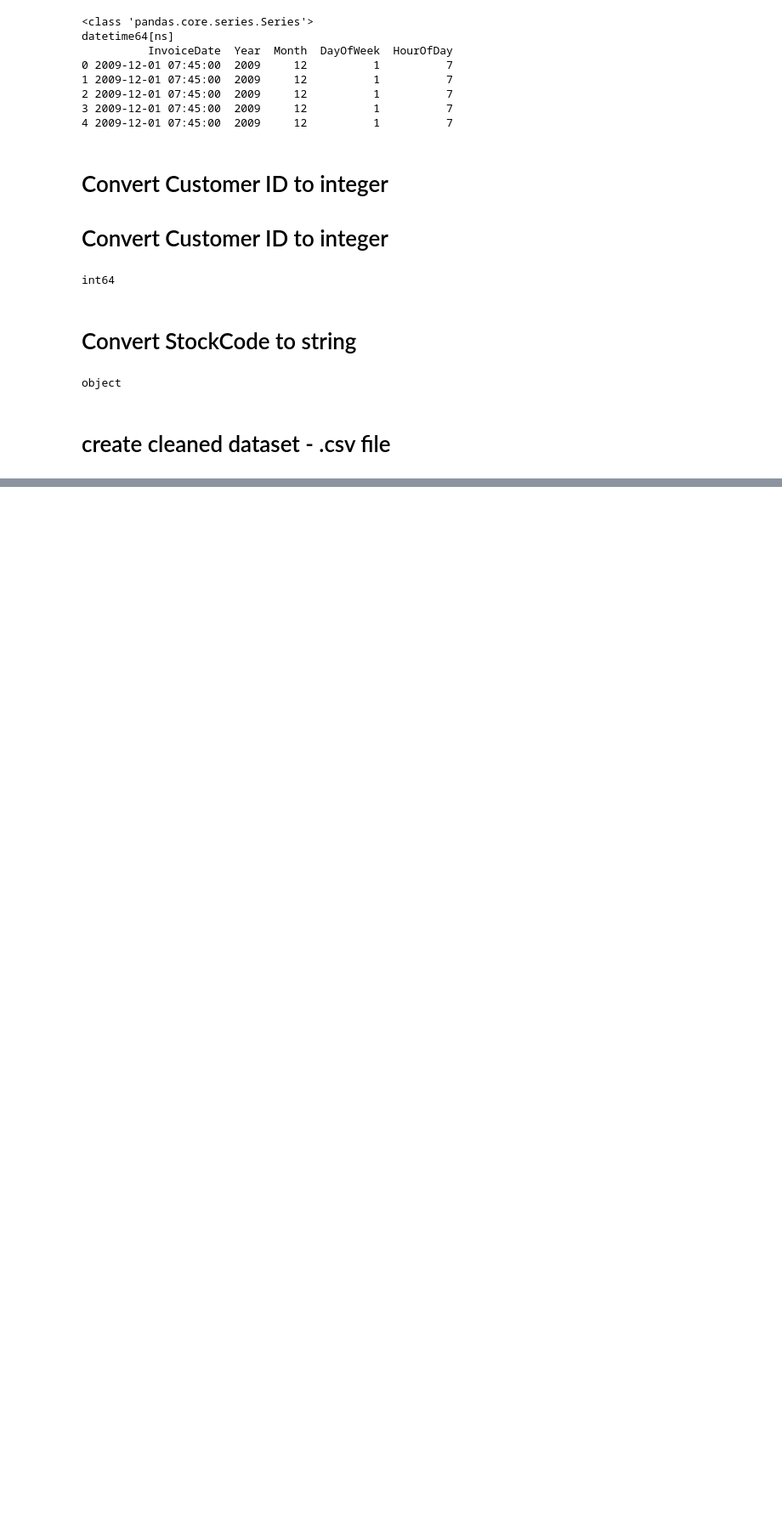
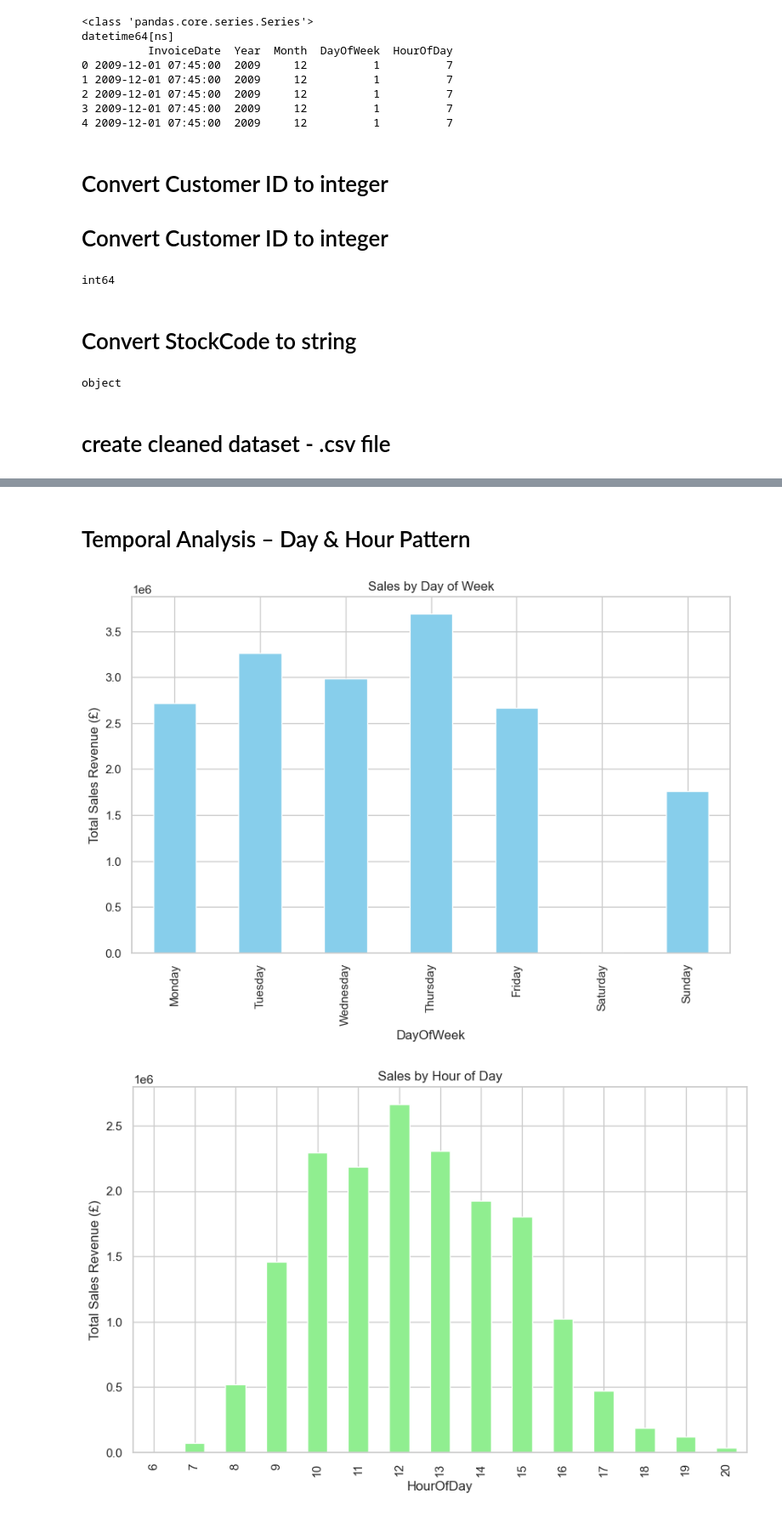
Before and after one commit to ShenSingh/StrategicGrowthAnalysis-UniqueGiftsLtd, a Jupyter notebook: notebooks/retail_analysis.ipynb, the cells around one changed output, grey strips where cells are left out. Shown: that part at 85% size. Drawn from its saved outputs; the diff is of its cells as text; code cells hidden in the pictures; blank space fills up the shorter version.

```diff
--- a/notebooks/retail_analysis.ipynb
+++ b/notebooks/retail_analysis.ipynb
@@ -272,0 +379,26 @@ df.to_csv('../data/cleaned-dataset.csv', index=False)
+# %% [markdown]
+# Temporal Analysis – Day & Hour Pattern
+# %%
+df['DayOfWeek'] = df['InvoiceDate'].dt.day_name()
+df['HourOfDay'] = df['InvoiceDate'].dt.hour
+
+# Sales by Day
+sales_by_day = df.groupby('DayOfWeek')['TotalPrice'].sum().reindex(
+    ["Monday", "Tuesday", "Wednesday", "Thursday", "Friday", "Saturday", "Sunday"]
+)
+
+# Bar chart – Day
+sales_by_day.plot(kind='bar', color='skyblue')
+plt.title("Sales by Day of Week")
+plt.ylabel("Total Sales Revenue (£)")
+plt.show()
+
+# Sales by Hour
+sales_by_hour = df.groupby('HourOfDay')['TotalPrice'].sum()
+sales_by_hour.plot(kind='bar', color='lightgreen')
+plt.title("Sales by Hour of Day")
+plt.ylabel("Total Sales Revenue (£)")
+plt.show()
+# %% [output]
+[figure, added]
+[figure, added]
```
Also changed, not shown: parts of 14 cells of this notebook, 1 other file.
